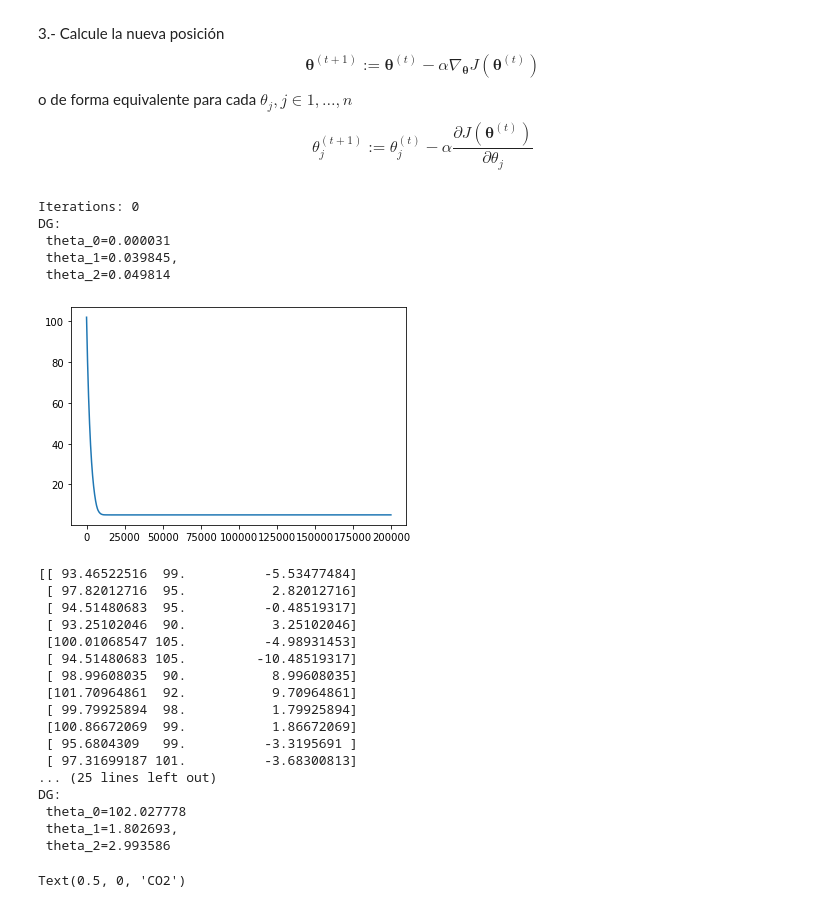
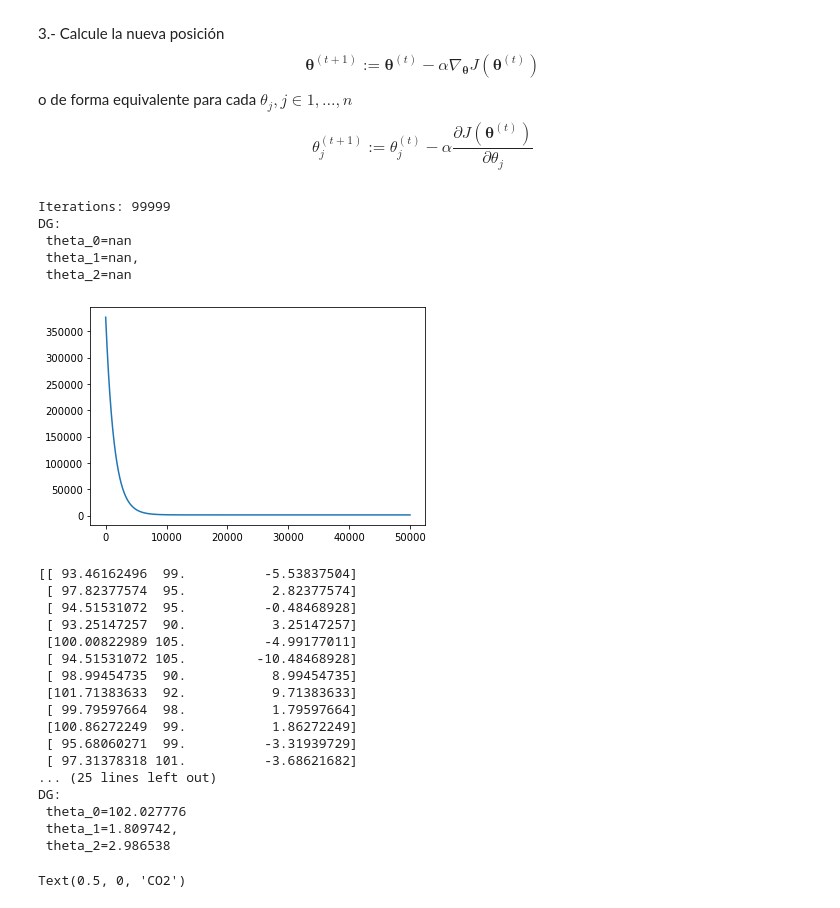
Before and after one commit to Gamalielmch/pattern_recognition, a Jupyter notebook: codes/Lineare models two char.ipynb, the cells around one changed output. Saved outputs shown, nothing was run; the diff lists cells and outputs as text; code cells hidden in the pictures.

```diff
--- a/codes/Lineare models two char.ipynb
+++ b/codes/Lineare models two char.ipynb
@@ -86,94 +81,91 @@ o de forma equivalente para cada $\theta_{j}, j\in 1, \ldots ,n$
 # %%
 N=len(y)
 theta = np.array([[0],[0],[0]])
-lr =3e-7
-n_iter = 1
+lr =5e-8
+n_iter = 100000
 y=y.reshape((len(y), 1))
 x_b = np.c_[np.ones((len(X),1)),X]
 
 for it in range(n_iter):
     #Gradient
     pred = np.dot(x_b,theta)
-    si=-(1/N)*lr*(x_b.T.dot((pred - y)))
+    si=-lr*(x_b.T.dot((pred - y)))
     theta = theta + si;
 
-# print(79.694719+2300*0.00755095+ 1300*0.00780526)
 print("Iterations: %d" %it)
 print("DG:  \n theta_0=%f \n theta_1=%f, \n theta_2=%f" %(theta[0],theta[1],theta[2]))
-# rms = mean_squared_error(y,m*x+b , squared=False)
 # %% [output]
-Iterations: 0
+Iterations: 99999
 DG:
- theta_0=0.000031
- theta_1=0.039845,
- theta_2=0.049814
+ theta_0=nan
+ theta_1=nan,
+ theta_2=nan
 # %%
-#Standardization
+#Standardization using z-score
 x_b = np.c_[np.ones((len(X),1)),X]
 nf,nc=x_b.shape
 x_bs=x_b
-m=stdd=np.zeros(nc-1)
 for it in range(1,nc):
-    m[it-1]=np.mean(x_b[:,it])
+    m=np.mean(x_b[:,it])
     std=np.std(x_b[:,it])
-    x_bs[:,it]=(x_b[:,it]-m[it-1])/std
-    stdd[it-1]=std
+    x_bs[:,it]=(x_b[:,it]-m)/std
 
 #Standardization
+# from sklearn.preprocessing import StandardScaler
 # scaler = StandardScaler()
 # scaler.fit(X)
 # StandardScaler()
 # x_b_s=scaler.transform(X)
 # x_b_s = np.c_[np.ones((len(x_b_s),1)),x_b_s]
 # print(np.c_[x_b_s, x_bs])
 # fig, (ax1, ax2) = plt.subplots(2)
 # ax1.plot(x_b[:,1])
 # ax2.plot(x_b_s[:,1])
+
 N=len(y)
-theta = np.array([[0],[0],[-0]])
+theta = np.array([[0],[0],[0]])
 ep=1e-4
 lr =1e-5
-n_iter = 200000
+n_iter = 50000
 j_cost= np.zeros([n_iter])
 y=y.reshape((len(y), 1))
 
 for it in range(n_iter):
     #Gradient
     pred = np.dot(x_bs,theta)
     h=(pred - y)
     si=-lr*(x_bs.T.dot(h))
     theta = theta + si;
-    j_cost[it]=np.mean(np.abs(h))
+    j_cost[it]=np.sum(np.square(h))
 
-#     print(theta.T)
 #     if LA.norm(si)<ep:
 #         break;
 
 fig = plt.figure()
 plt.plot(j_cost)
 plt.show()
 print(np.c_[pred,y,h])
 print("Iterations: %d" %it)
 print("DG:  \n theta_0=%f \n theta_1=%f, \n theta_2=%f" %(theta[0],theta[1],theta[2]))
 # %% [output]
-[figure, old version]
+[figure, new version]
-[[ 93.46522516  99.          -5.53477484]
- [ 97.82012716  95.           2.82012716]
- [ 94.51480683  95.          -0.48519317]
- [ 93.25102046  90.           3.25102046]
- [100.01068547 105.          -4.98931453]
- [ 94.51480683 105.         -10.48519317]
- [ 98.99608035  90.           8.99608035]
- [101.70964861  92.           9.70964861]
- [ 99.79925894  98.           1.79925894]
- [100.86672069  99.           1.86672069]
- [ 95.6804309   99.          -3.3195691 ]
- [ 97.31699187 101.          -3.68300813]
+[[ 93.46162496  99.          -5.53837504]
+ [ 97.82377574  95.           2.82377574]
+ [ 94.51531072  95.          -0.48468928]
+ [ 93.25147257  90.           3.25147257]
+ [100.00822989 105.          -4.99177011]
+ [ 94.51531072 105.         -10.48468928]
+ [ 98.99454735  90.           8.99454735]
+ [101.71383633  92.           9.71383633]
+ [ 99.79597664  98.           1.79597664]
+ [100.86272249  99.           1.86272249]
+ [ 95.68060271  99.          -3.31939729]
+ [ 97.31378318 101.          -3.68621682]
 ... (25 lines left out)
 DG:
- theta_0=102.027778
- theta_1=1.802693,
- theta_2=2.993586
+ theta_0=102.027776
+ theta_1=1.809742,
+ theta_2=2.986538
 # %%
 %matplotlib qt
 
```
Also changed, not shown: parts of 2 cells of this notebook, 1 other file.
